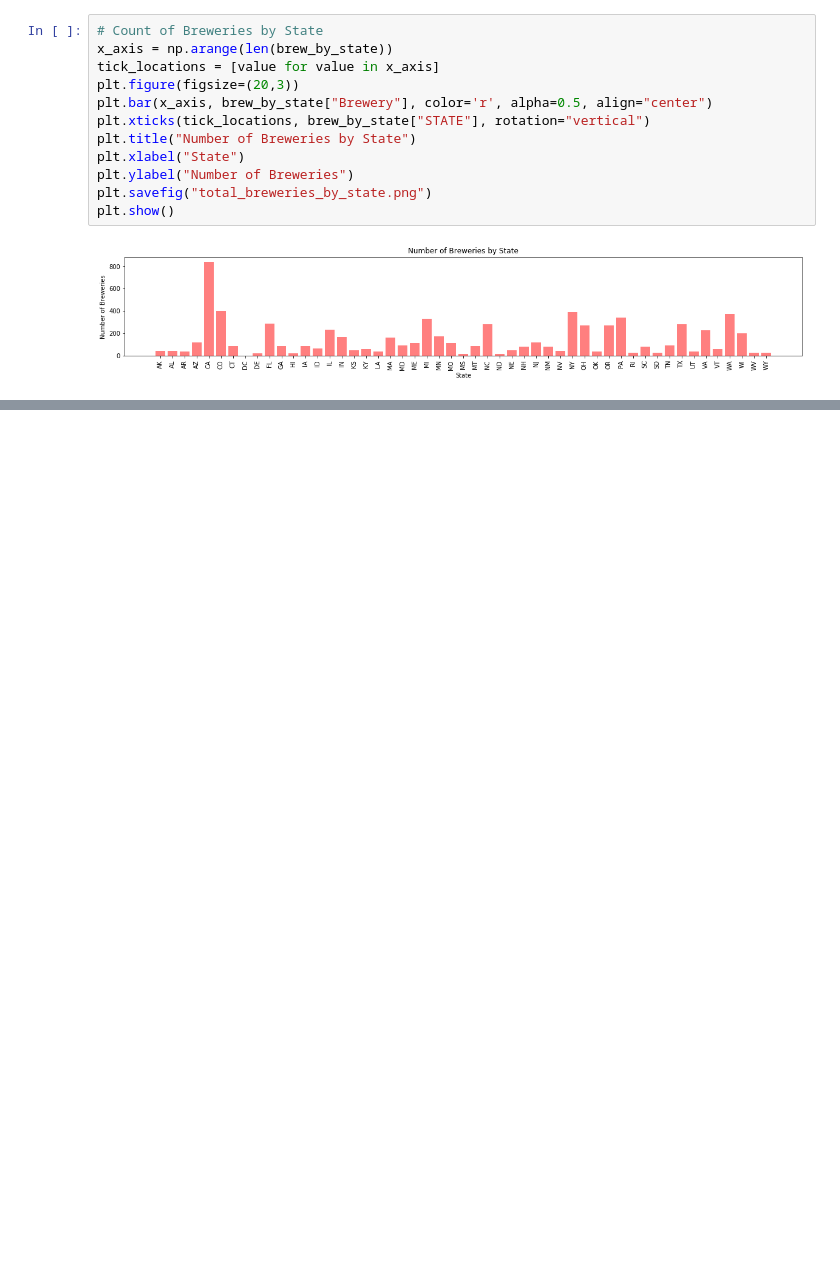
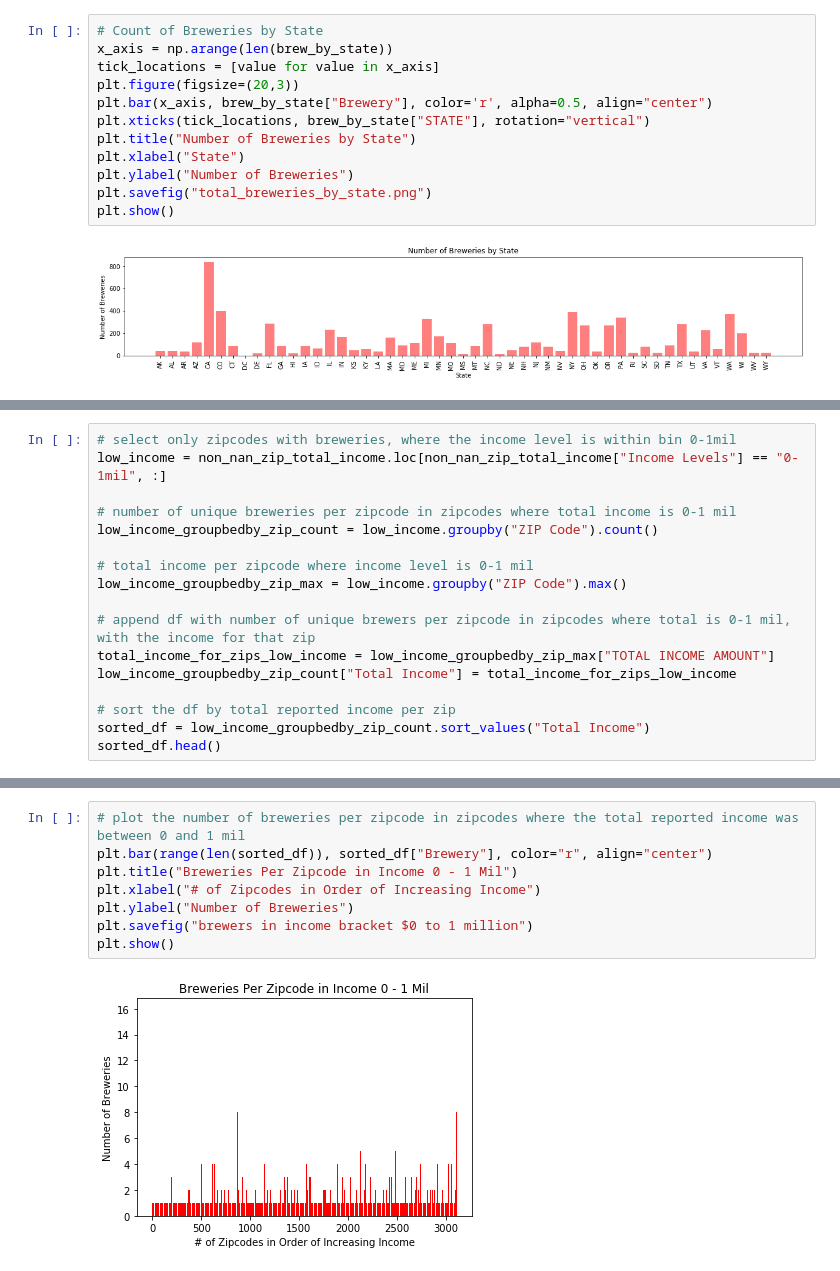
Before and after one commit to sjlapan/Economic_Predictors_of_Brewery_Success, a Jupyter notebook: data_analysis.ipynb, the cells around one changed output, grey strips where cells are left out. Cells and saved outputs as stored; diff of their text form; blank space fills up the shorter version.

```diff
--- a/data_analysis.ipynb
+++ b/data_analysis.ipynb
@@ -251,0 +157,17 @@ TypeError: <lambda>() missing 1 required positional argument: 'height'
+# %%
+# select only zipcodes with breweries, where the income level is within bin 0-1mil
+low_income = non_nan_zip_total_income.loc[non_nan_zip_total_income["Income Levels"] == "0-1mil", :]
+
+# number of unique breweries per zipcode in zipcodes where total income is 0-1 mil
+low_income_groupbedby_zip_count = low_income.groupby("ZIP Code").count()
+
+# total income per zipcode where income level is 0-1 mil
+low_income_groupbedby_zip_max = low_income.groupby("ZIP Code").max()
+
+# append df with number of unique brewers per zipcode in zipcodes where total is 0-1 mil, with the income for that zip
+total_income_for_zips_low_income = low_income_groupbedby_zip_max["TOTAL INCOME AMOUNT"]
+low_income_groupbedby_zip_count["Total Income"] = total_income_for_zips_low_income
+
+# sort the df by total reported income per zip
+sorted_df = low_income_groupbedby_zip_count.sort_values("Total Income")
+sorted_df.head()
@@ -251,0 +182,10 @@ TypeError: <lambda>() missing 1 required positional argument: 'height'
+# %%
+# plot the number of breweries per zipcode in zipcodes where the total reported income was between 0 and 1 mil
+plt.bar(range(len(sorted_df)), sorted_df["Brewery"], color="r", align="center")
+plt.title("Breweries Per Zipcode in Income 0 - 1 Mil")
+plt.xlabel("# of Zipcodes in Order of Increasing Income")
+plt.ylabel("Number of Breweries")
+plt.savefig("brewers in income bracket $0 to 1 million")
+plt.show()
+# %% [output]
+[figure, added]
```
Also changed, not shown: parts of 27 cells of this notebook, 4 other files.
